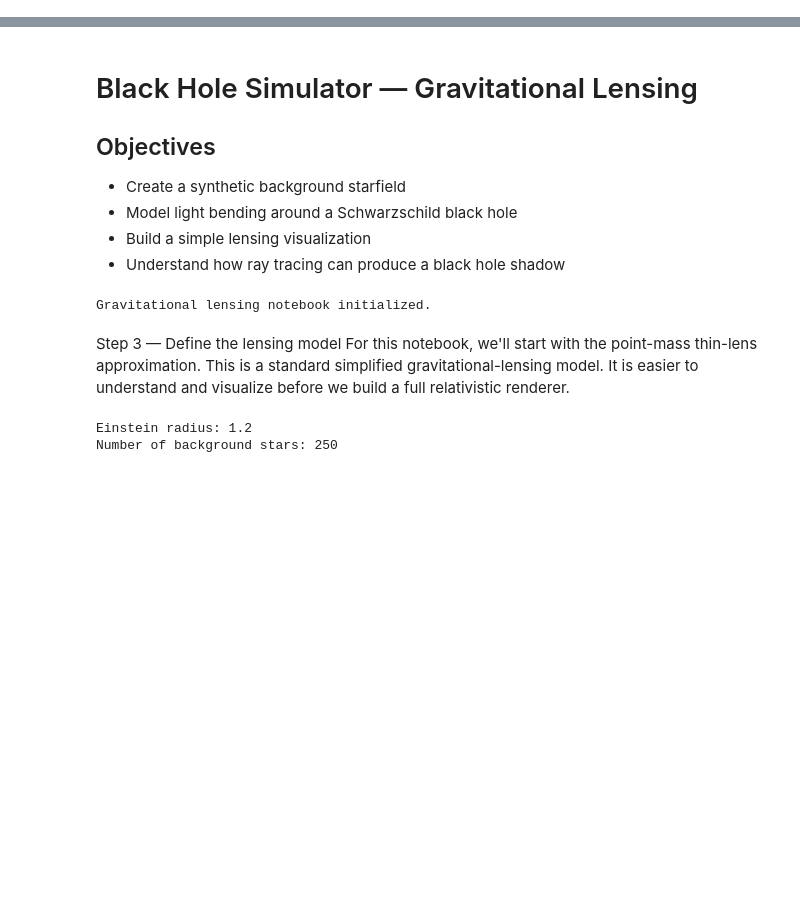
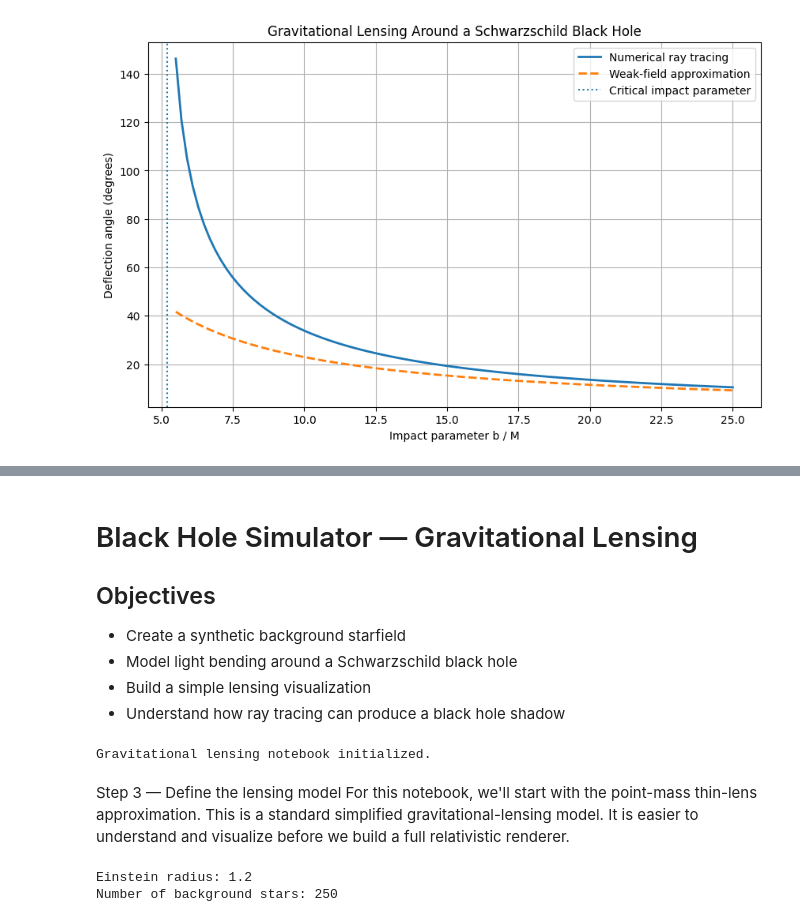
Before and after one commit to AnshG-19/Blackhole_simulator_rayTracing, a Jupyter notebook: notebooks/04_gravitational_lensing.ipynb, the cells around one changed output, grey strips where cells are left out. Saved outputs shown, nothing was run; the diff lists cells and outputs as text; code cells hidden in the pictures; blank space fills up the shorter version.

```diff
--- a/notebooks/04_gravitational_lensing.ipynb
+++ b/notebooks/04_gravitational_lensing.ipynb
@@ -2,0 +173,19 @@
+# %%
+impact_parameters = [6.0, 7.0, 8.0, 10.0, 15.0, 20.0]
+
+print(
+    f"{'b / M':<10}"
+    f"{'Numerical (deg)':<20}"
+    f"{'Weak-field (deg)':<20}"
+)
+print("-" * 50)
+
+for b_value in impact_parameters:
+    numerical = numerical_deflection(M, b_value)
+    weak_field = 4 * M / b_value
+
+    print(
+        f"{b_value:<10.1f}"
+        f"{np.degrees(numerical):<20.2f}"
+        f"{np.degrees(weak_field):<20.2f}"
+    )
@@ -2,0 +201,49 @@
+# %%
+import matplotlib.pyplot as plt
+import numpy as np
+
+impact_parameters = np.linspace(5.5, 25.0, 100)
+
+numerical_angles = []
+weak_field_angles = []
+
+for b_value in impact_parameters:
+    numerical_angles.append(
+        np.degrees(numerical_deflection(M, b_value))
+    )
+
+    weak_field_angles.append(
+        np.degrees(4 * M / b_value)
+    )
+
+plt.figure(figsize=(10, 6))
+
+plt.plot(
+    impact_parameters,
+    numerical_angles,
+    label="Numerical ray tracing",
+    linewidth=2,
+)
+
+plt.plot(
+    impact_parameters,
+    weak_field_angles,
+    "--",
+    label="Weak-field approximation",
+    linewidth=2,
+)
+
+plt.axvline(
+    3 * np.sqrt(3) * M,
+    linestyle=":",
+    label="Critical impact parameter",
+)
+
+plt.xlabel("Impact parameter b / M")
+plt.ylabel("Deflection angle (degrees)")
+plt.title("Gravitational Lensing Around a Schwarzschild Black Hole")
+plt.grid(True)
+plt.legend()
+plt.show()
+# %% [output]
+[figure, added]
```
Also changed, not shown: parts of 14 cells of this notebook.
